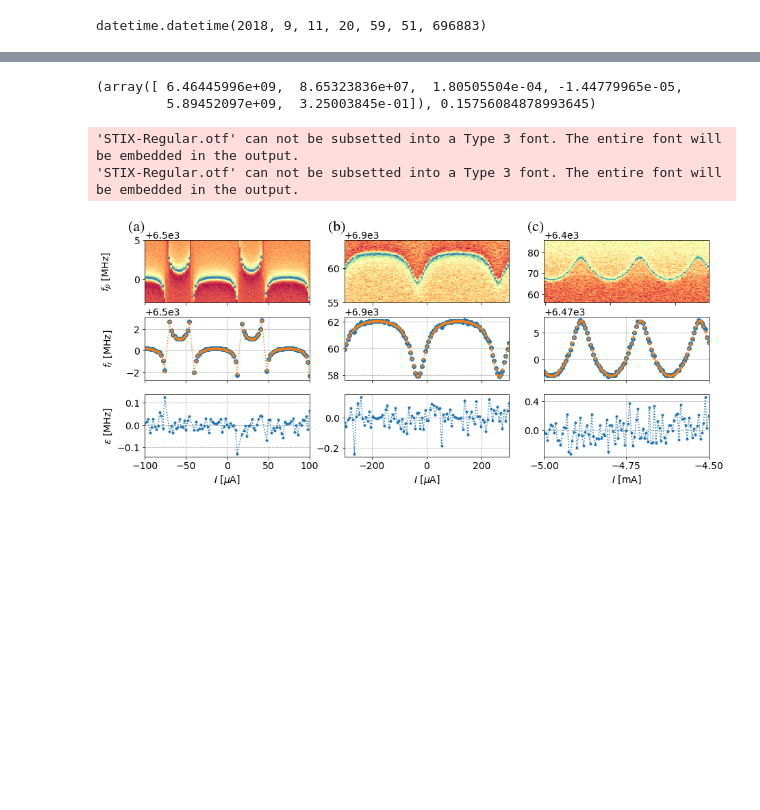
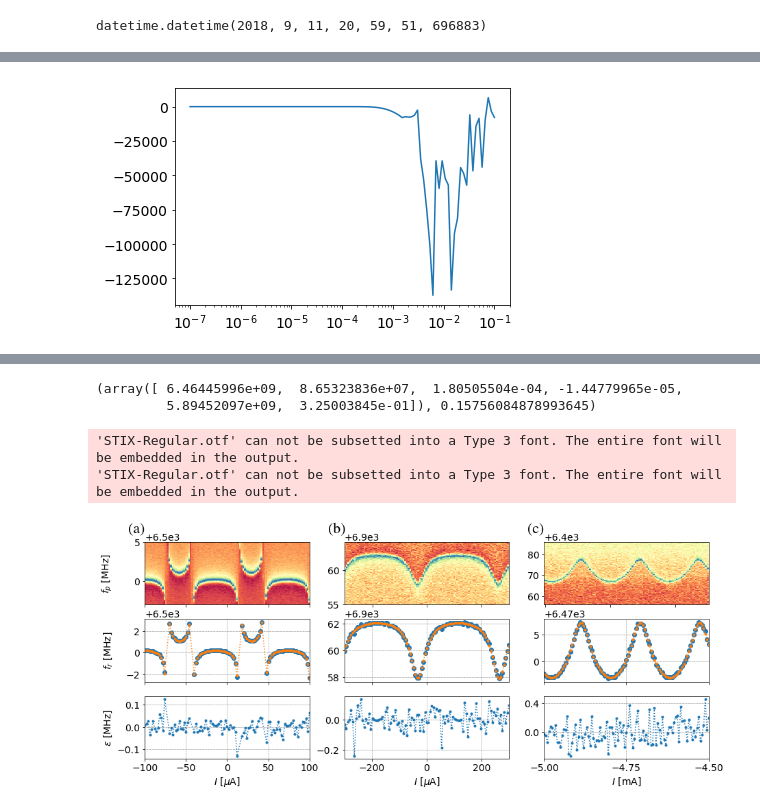
Before and after one commit to vdrhtc/Computer-vision-paper, a Jupyter notebook: Plots 2 .ipynb, the cells around one changed output, grey strips where cells are left out. Drawn from its saved outputs; the diff is of its cells as text; code cells hidden in the pictures; blank space fills up the shorter version.

```diff
--- a/Plots 2 .ipynb
+++ b/Plots 2 .ipynb
@@ -128,0 +191,5 @@ result1 = ao.launch()
+# %%
+ao0._counter = 0
+
+J = Jacobian(func, step=1e-5*(result0[0]), order=10)
+J(result0[0], ao0._res_points[:,0], ao0._res_points[:,1])[0]
@@ -128,0 +199,2 @@ result1 = ao.launch()
+# %%
+H.step()
@@ -128,0 +203,6 @@ result1 = ao.launch()
+# %%
+diffs = []
+steps = logspace(-1, -7,100)
+for step in steps:
+    H = Jacobian(func, step=step*(result0[0]), order=12)
+    diffs.append(H(result0[0], ao0._res_points[:,0], ao0._res_points[:,1])[0])
@@ -128,0 +211,7 @@ result1 = ao.launch()
+# %%
+for i in range(2, 3):
+     plot(steps, array(diffs).T[i])
+# plt.ylim(-1e-3, 1e-3)
+plt.xscale("log")
+# %% [output]
+[figure, added]
```
Also changed, not shown: parts of 17 cells of this notebook, 1 other file.
